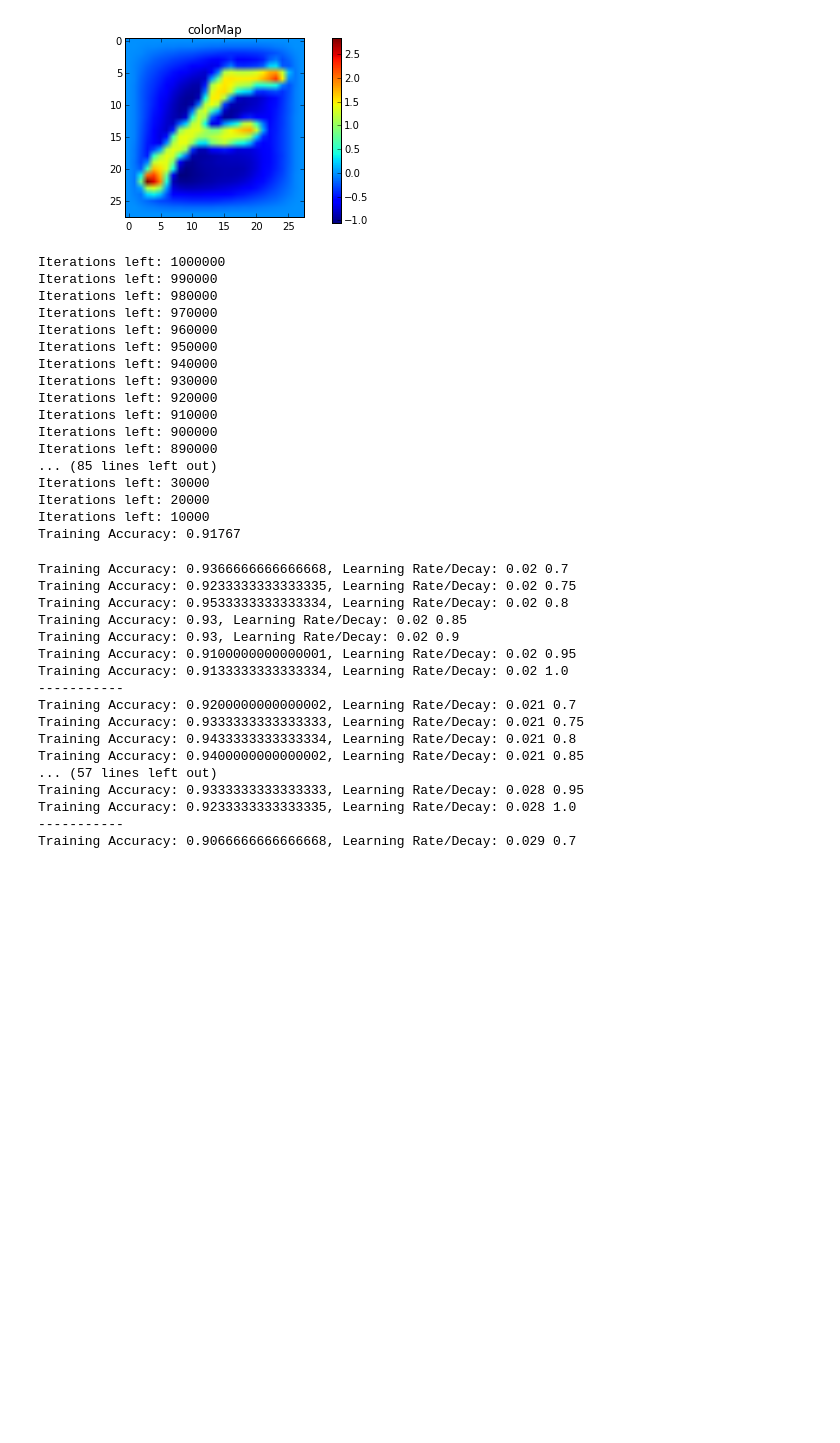
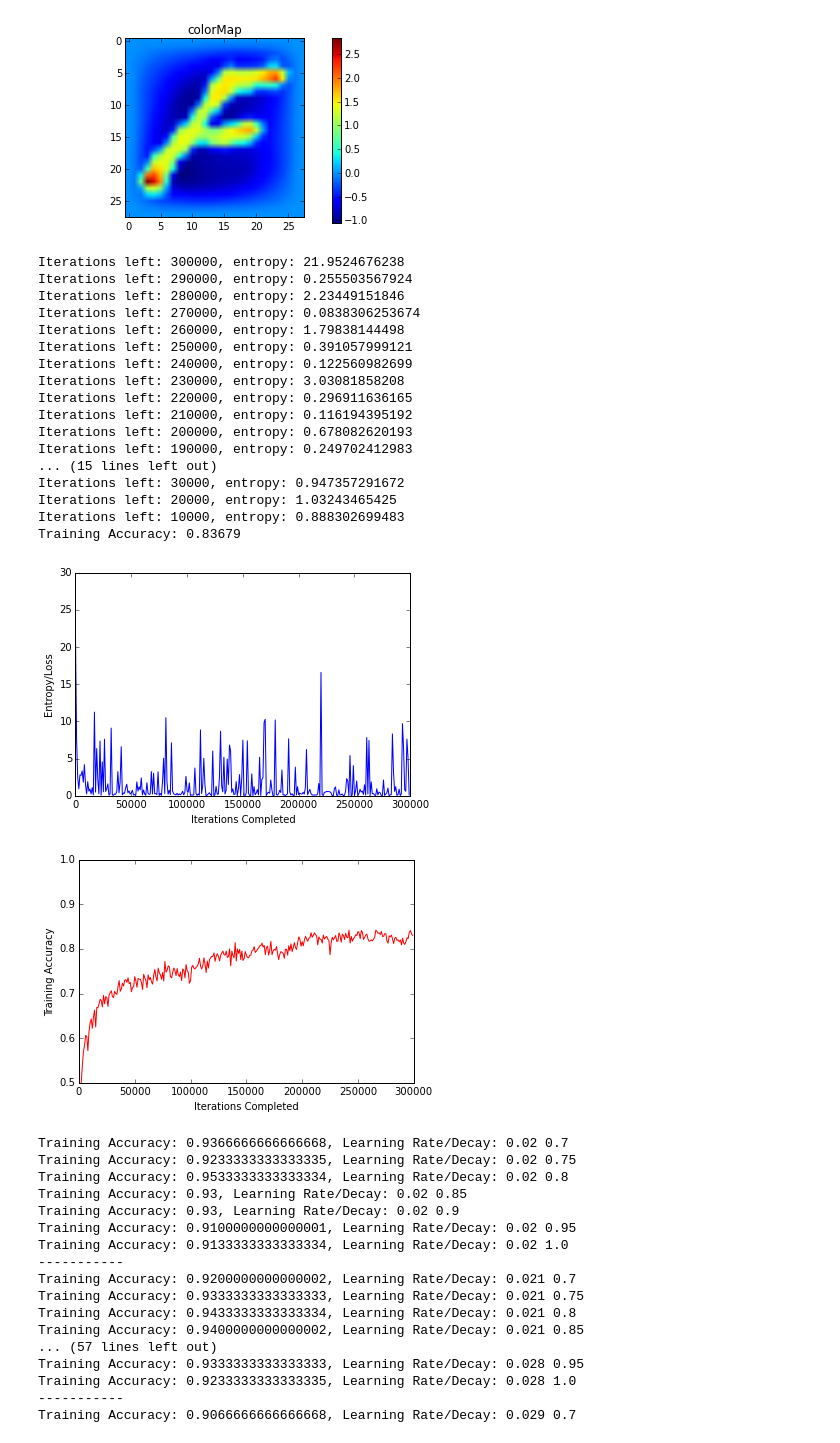
Before and after one commit to dantetam/tensorflowtest, a Jupyter notebook: hw06/CS189_HW06_CODE.ipynb, the cells around one changed output. Cells and saved outputs as stored; diff of their text form; code cells hidden in the pictures; blank space fills up the shorter version.

```diff
--- a/hw06/CS189_HW06_CODE.ipynb
+++ b/hw06/CS189_HW06_CODE.ipynb
@@ -99,6 +99,9 @@ def crossEntropy(z, y):
     for j in range(len(z)):
         entropy += y[j] * np.log(z[j]) + (1 - y[j]) * np.log(1 - z[j])
     return -entropy
+
+entropy_data = []
+accuracy_data = []
 
 def trainNeuralNetwork(images, labels, iterations = 10, learning_rate = 0.01, trainOnNumImages = None, learning_rate_falloff = 0.75, printTrainLoss = False):
     if trainOnNumImages is None:
@@ -234,7 +237,21 @@ def trainNeuralNetwork(images, labels, iterations = 10, learning_rate = 0.01, tr
         #V_update = np.concatenate((V_update, v_zeros), axis=1)
 
         if iterations % 10000 == 0:
-            print("Iterations left: " + str(iterations))
+            print("Iterations left: " + str(iterations) + ", entropy: " + str(entropy))
+
+        if iterations % 1000 == 0:
+            #print(entropy_data)
+            entropy_data.append(entropy)
+
+            predictions = predictNeuralNetwork(images[0:1000], V, W)
+            count = 0
+            for i in range(len(predictions)):
+                logprint(str(findPrediction(predictions[i]) + 1) + ": " + str(mnist_raw_labels[i]))
+                if str(findPrediction(predictions[i]) + 1) == str(mnist_raw_labels[i][0]):
+                    count += 1
+                #print(str(predictions[i]) + " " + str(findPrediction(predictions[i])) + ": " + str(mnist_raw_labels[i]))
+
+            accuracy_data.append(count/len(predictions))
 
         #Do some gradient checking
 
@@ -262,7 +279,7 @@ def trainNeuralNetwork(images, labels, iterations = 10, learning_rate = 0.01, tr
     return V, W
 # %%
 checkLen = 100000
-iterations = 1000000
+iterations = 300000
 learning_rate = 0.022
 learning_decay = 0.8
 
@@ -281,23 +298,40 @@ for i in range(len(predictions)):
 
 print("Training Accuracy: " + str(count/len(predictions)))
 # %% [output]
-Iterations left: 1000000
-Iterations left: 990000
-Iterations left: 980000
-Iterations left: 970000
-Iterations left: 960000
-Iterations left: 950000
-Iterations left: 940000
-Iterations left: 930000
-Iterations left: 920000
-Iterations left: 910000
-Iterations left: 900000
-Iterations left: 890000
-... (85 lines left out)
-Iterations left: 30000
-Iterations left: 20000
-Iterations left: 10000
-Training Accuracy: 0.91767
+Iterations left: 300000, entropy: 21.9524676238
+Iterations left: 290000, entropy: 0.255503567924
+Iterations left: 280000, entropy: 2.23449151846
+Iterations left: 270000, entropy: 0.0838306253674
+Iterations left: 260000, entropy: 1.79838144498
+Iterations left: 250000, entropy: 0.391057999121
+Iterations left: 240000, entropy: 0.122560982699
+Iterations left: 230000, entropy: 3.03081858208
+Iterations left: 220000, entropy: 0.296911636165
+Iterations left: 210000, entropy: 0.116194395192
+Iterations left: 200000, entropy: 0.678082620193
+Iterations left: 190000, entropy: 0.249702412983
+... (15 lines left out)
+Iterations left: 30000, entropy: 0.947357291672
+Iterations left: 20000, entropy: 1.03243465425
+Iterations left: 10000, entropy: 0.888302699483
+Training Accuracy: 0.83679
+# %%
+xData = [i for i in range(0,300000,1000)]
+
+plt.plot(xData, entropy_data, 'b-')
+plt.axis([0, 300000, 0, 30])
+plt.xlabel('Iterations Completed')
+plt.ylabel('Entropy/Loss')
+plt.show()
+
+plt.plot(xData, accuracy_data, 'r-')
+plt.axis([0, 300000, 0.5, 1])
+plt.xlabel('Iterations Completed')
+plt.ylabel('Training Accuracy')
+plt.show()
+# %% [output]
+[figure, added]
+[figure, added]
 # %%
 checkLen = 30
 iterations = 90
```
Also changed, not shown: parts of 1 cell of this notebook, 1 other file.
